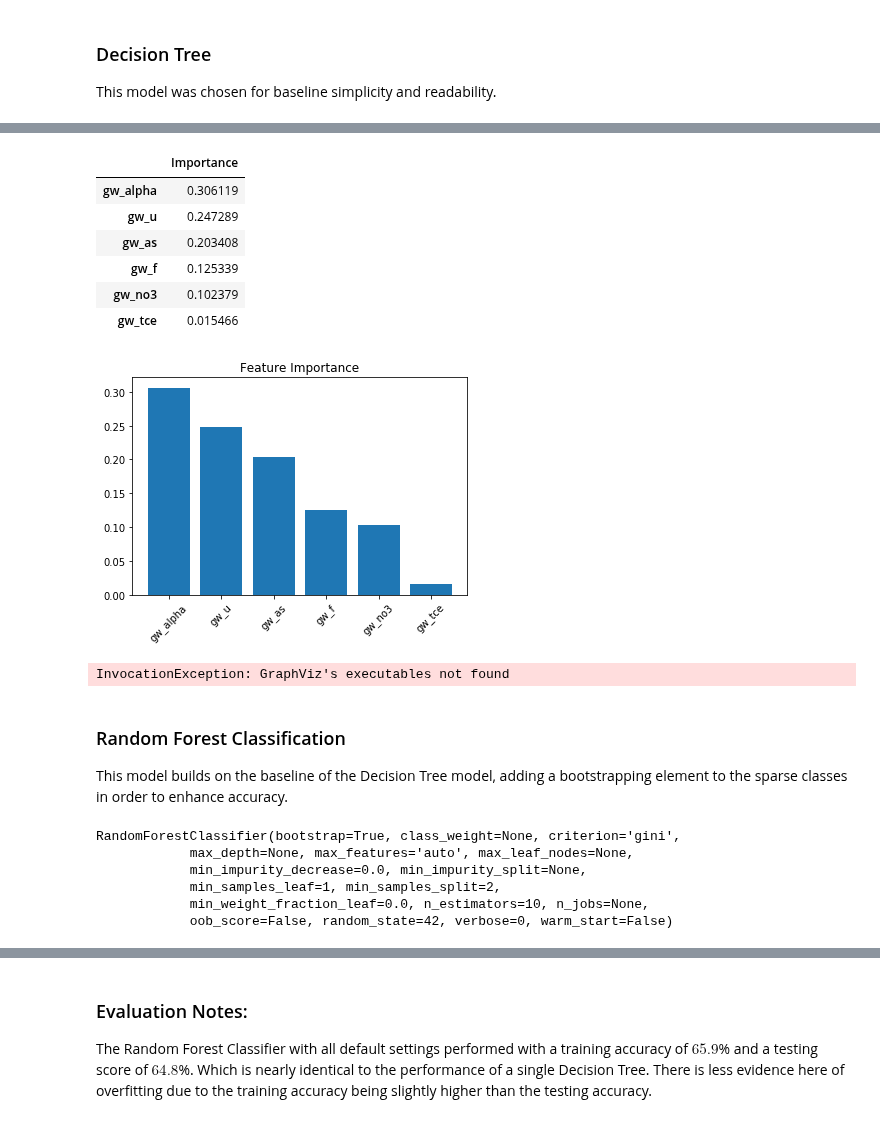
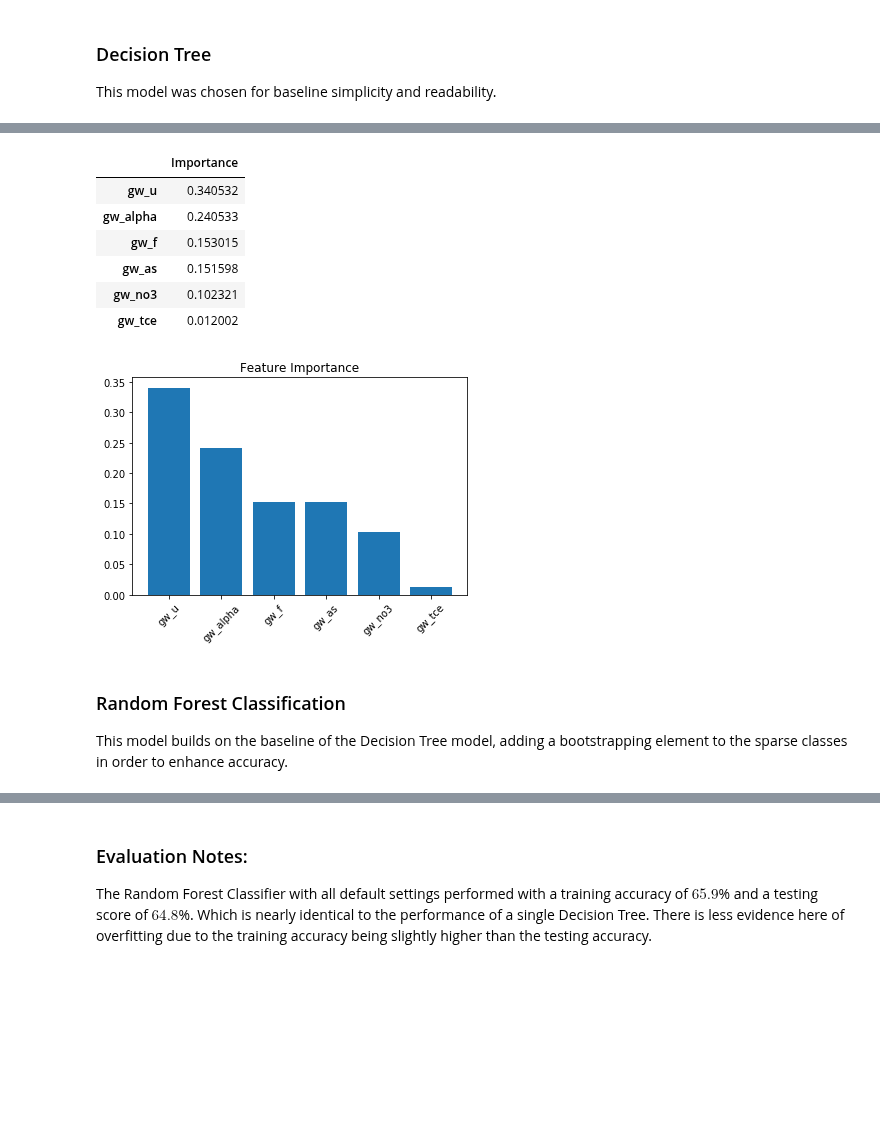
Before and after one commit to waterdatacollaborative/NicoleLook_Drinking-Water-Contaminant-Classification, a Jupyter notebook: Capstone_Modeling.ipynb, the cells around one changed output, grey strips where cells are left out. Cells and saved outputs as stored; diff of their text form; code cells hidden in the pictures; blank space fills up the shorter version.

Commit message:
Oversampling on Arsenic in Modeling, Introduce StandardScaler to EDA

```diff
--- a/Capstone_Modeling.ipynb
+++ b/Capstone_Modeling.ipynb
@@ -166,0 +206,10 @@ The Decision Tree Classifier with all default settings performed with a training
+# %%
+# Oversampling
+sm = SMOTE(random_state=42, ratio = 1.0)
+X_train_res, y_train_res = sm.fit_sample(np.array(X_train), np.array(y_train['as']))
+# %%
+# Instantiate a separate Decision Tree Model
+dtree_res = DecisionTreeClassifier(random_state=42)
+
+# Fit
+dtree_res.fit(X_train_res, y_train_res)
@@ -167,26 +252,26 @@ The Decision Tree Classifier with all default settings performed with a training
 # %%
-dt_feature_importance = pd.DataFrame(index = X.columns, data = dt.feature_importances_,
+dt_feature_importance = pd.DataFrame(index = X.columns, data = dtree_res.feature_importances_,
                                      columns=['Importance']).sort_values('Importance', ascending=False)
 dt_feature_importance
 # %% [output]
 |  | Importance |
-| gw_alpha | 0.306119 |
-| gw_u | 0.247289 |
-| gw_as | 0.203408 |
-| gw_f | 0.125339 |
-| gw_no3 | 0.102379 |
-| gw_tce | 0.015466 |
+| gw_u | 0.340532 |
+| gw_alpha | 0.240533 |
+| gw_f | 0.153015 |
+| gw_as | 0.151598 |
+| gw_no3 | 0.102321 |
+| gw_tce | 0.012002 |
 # %%
-indices = np.argsort(tree.feature_importances_)[::-1]
+indices = np.argsort(dtree_res.feature_importances_)[::-1]
 names = [X.columns[i] for i in indices]
 
 # Creating a boxplot visualization of Feature Importance
 plt.figure()
 
-plt.bar(range(X.shape[1]), tree.feature_importances_[indices])
+plt.bar(range(X.shape[1]), dtree_res.feature_importances_[indices])
 
 plt.xticks(range(X.shape[1]), names, rotation=45)
 
 plt.title('Feature Importance');
 # %% [output]
-[figure, old version]
+[figure, new version]
@@ -198,14 +278,3 @@ import pydotplus
-# %%
-dot_data = StringIO()
-
-export_graphviz(dt, out_file=dot_data,
-                filled=True, rounded=True,
-                special_characters=True)
-
-graph = pydotplus.graph_from_dot_data(dot_data.getvalue())
-Image(graph.create_png())
-# %% [output]
-InvocationException: GraphViz's executables not found
 # %% [markdown]
 ### Random Forest Classification
 
@@ -215,11 +281,0 @@ from sklearn.ensemble import RandomForestClassifier
-# %%
-rf = RandomForestClassifier(random_state=42)
-
-rf_model = rf.fit(X_train, y_train)
-# %% [output]
-RandomForestClassifier(bootstrap=True, class_weight=None, criterion='gini',
-            max_depth=None, max_features='auto', max_leaf_nodes=None,
-            min_impurity_decrease=0.0, min_impurity_split=None,
-            min_samples_leaf=1, min_samples_split=2,
-            min_weight_fraction_leaf=0.0, n_estimators=10, n_jobs=None,
-            oob_score=False, random_state=42, verbose=0, warm_start=False)
```
Also changed, not shown: parts of 31 cells of this notebook, 1 other file.
